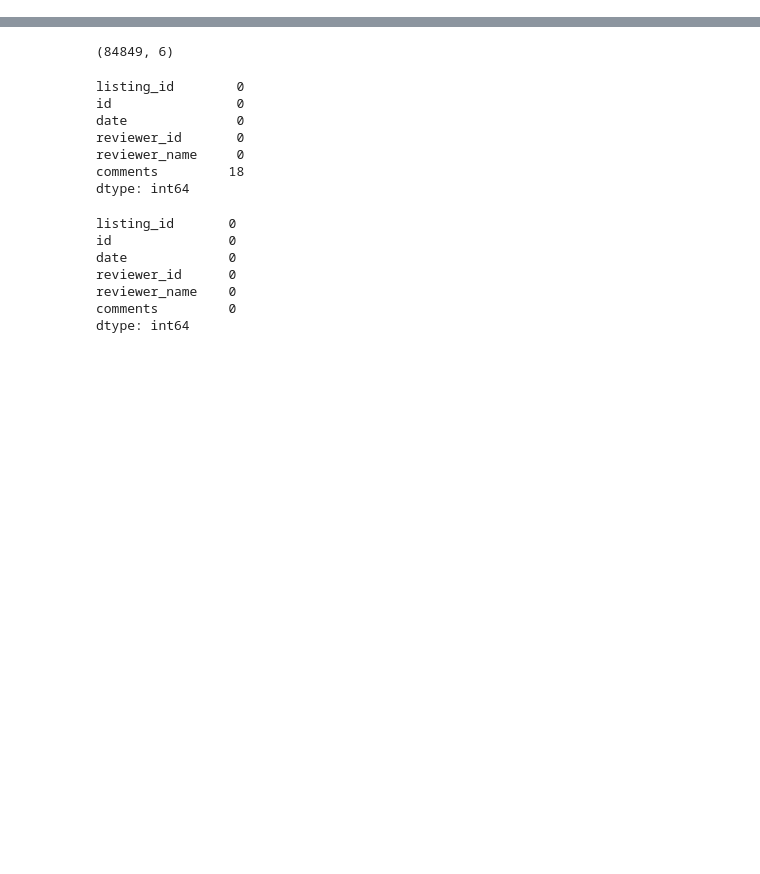
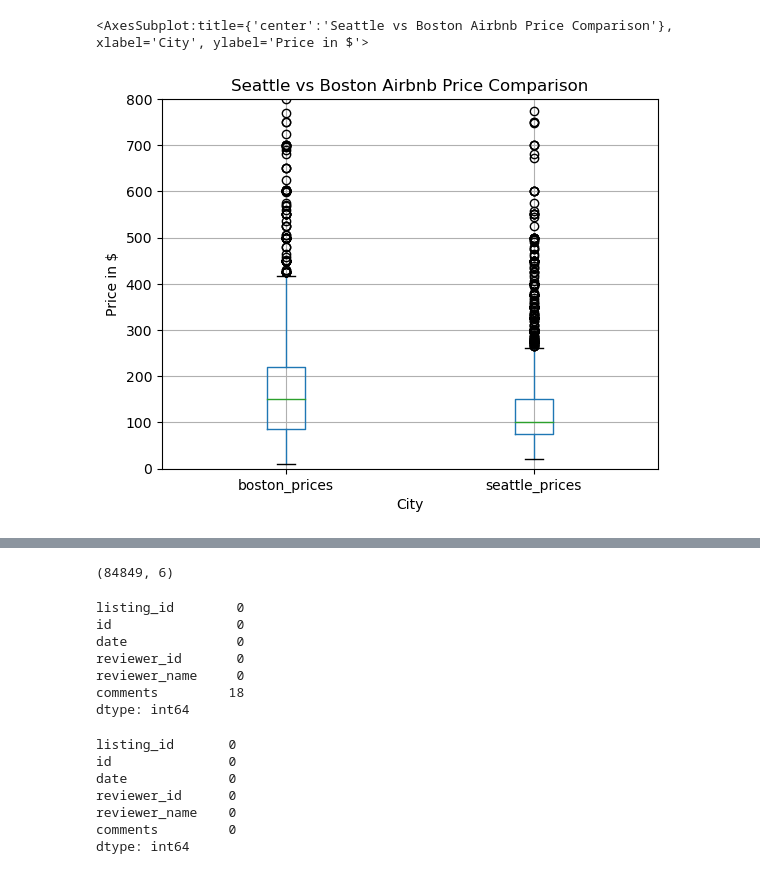
Before and after one commit to rthomas3011/Airbnb-Analysis---Boston-vs-Seatle, a Jupyter notebook: medium1.ipynb, the cells around one changed output, grey strips where cells are left out. Saved outputs shown, nothing was run; the diff lists cells and outputs as text; code cells hidden in the pictures; blank space fills up the shorter version.

Commit message:
box plot

```diff
--- a/medium1.ipynb
+++ b/medium1.ipynb
@@ -14,0 +159,2 @@ df.head()
+# %%
+seattle_listings = pd.read_csv('seattle/listings.csv')
@@ -14,0 +229,3 @@ df.head()
+# %%
+#how to replace entire column with a value for city in boston_listings
+boston_listings['city'] = 'Boston'
@@ -14,0 +247,2 @@ df.head()
+# %%
+seattle_listings['city'] = 'Seattle'
@@ -14,0 +264,11 @@ df.head()
+# %%
+df_combine_prices = pd.concat([boston_listings.price.rename("boston_prices"),seattle_listings.price.rename("seattle_prices")], axis=1)
+# %%
+plt.ylim(0,800)
+plt.title('Seattle vs Boston Airbnb Price Comparison')
+plt.ylabel('Price in $')
+plt.xlabel('City')
+df_combine_prices.boxplot()
+# %% [output]
+<AxesSubplot:title={'center':'Seattle vs Boston Airbnb Price Comparison'}, xlabel='City', ylabel='Price in $'>
+[figure, added]
```
Also changed, not shown: parts of 61 cells of this notebook.
